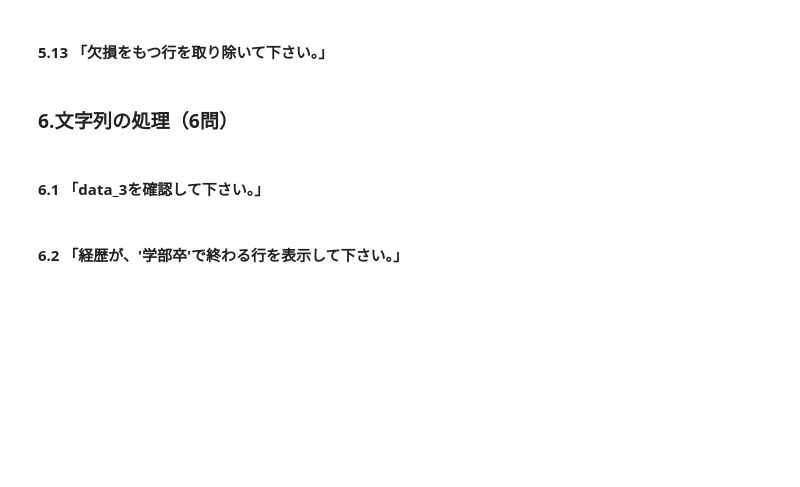
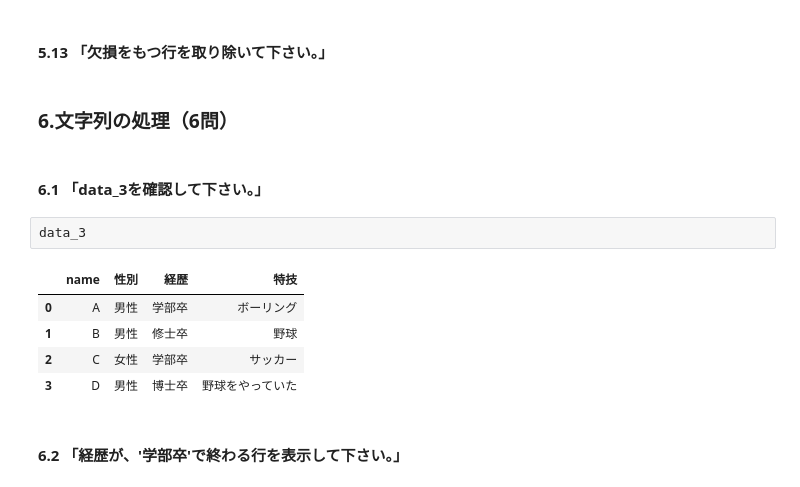
Before and after one commit to area6080/python_basic, a Jupyter notebook: pandas_editor.ipynb, the cells around one changed output. Saved outputs shown, nothing was run; the diff lists cells and outputs as text; blank space fills up the shorter version.

```diff
--- a/pandas_editor.ipynb
+++ b/pandas_editor.ipynb
@@ -252,5 +372,13 @@ Name: 国語, dtype: int64
 ### 6.文字列の処理（6問）
 # %% [markdown]
 #### 6.1 「data_3を確認して下さい。」
+# %%
+data_3
+# %% [output]
+|  | name | 性別 | 経歴 | 特技 |
+| 0 | A | 男性 | 学部卒 | ボーリング |
+| 1 | B | 男性 | 修士卒 | 野球 |
+| 2 | C | 女性 | 学部卒 | サッカー |
+| 3 | D | 男性 | 博士卒 | 野球をやっていた |
 # %% [markdown]
 #### 6.2 「経歴が、'学部卒'で終わる行を表示して下さい。」
```
Also changed, not shown: parts of 21 cells of this notebook.
